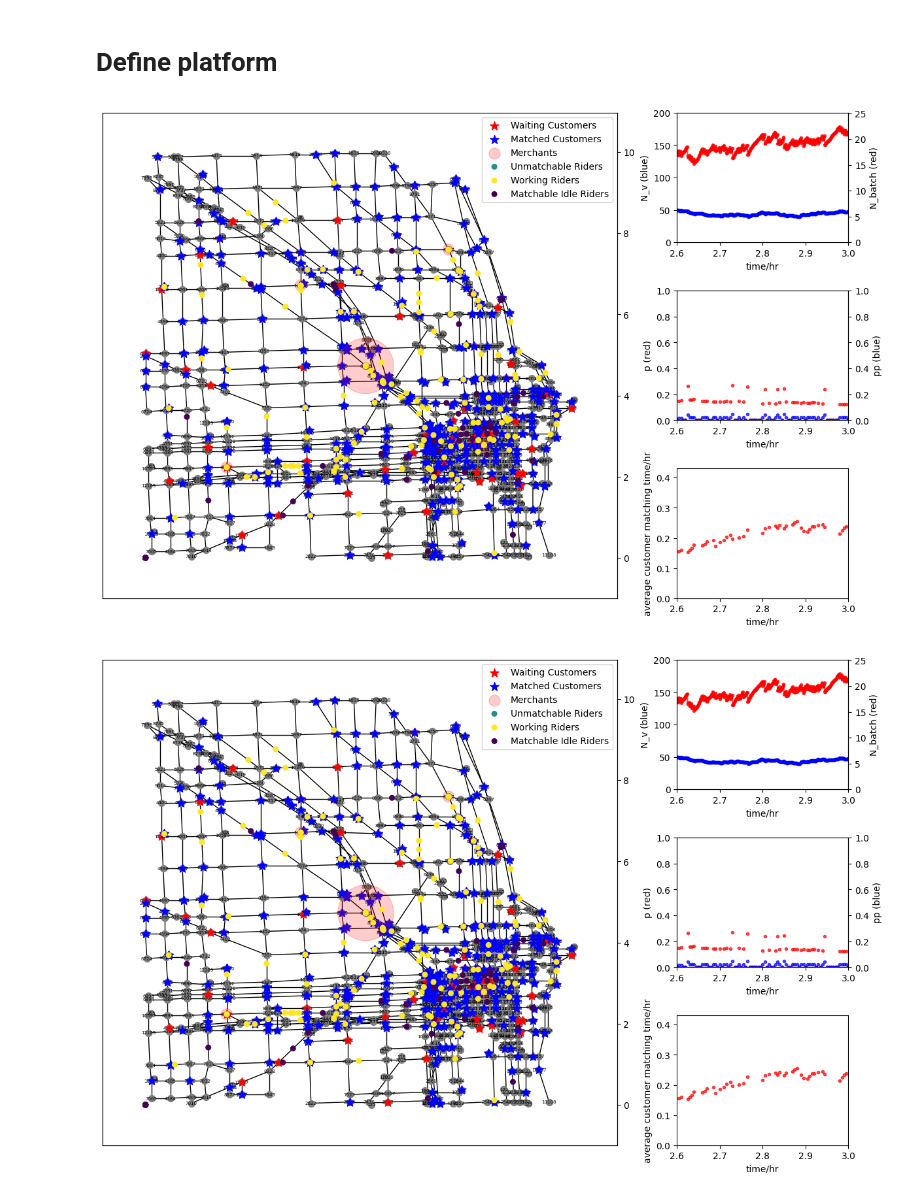
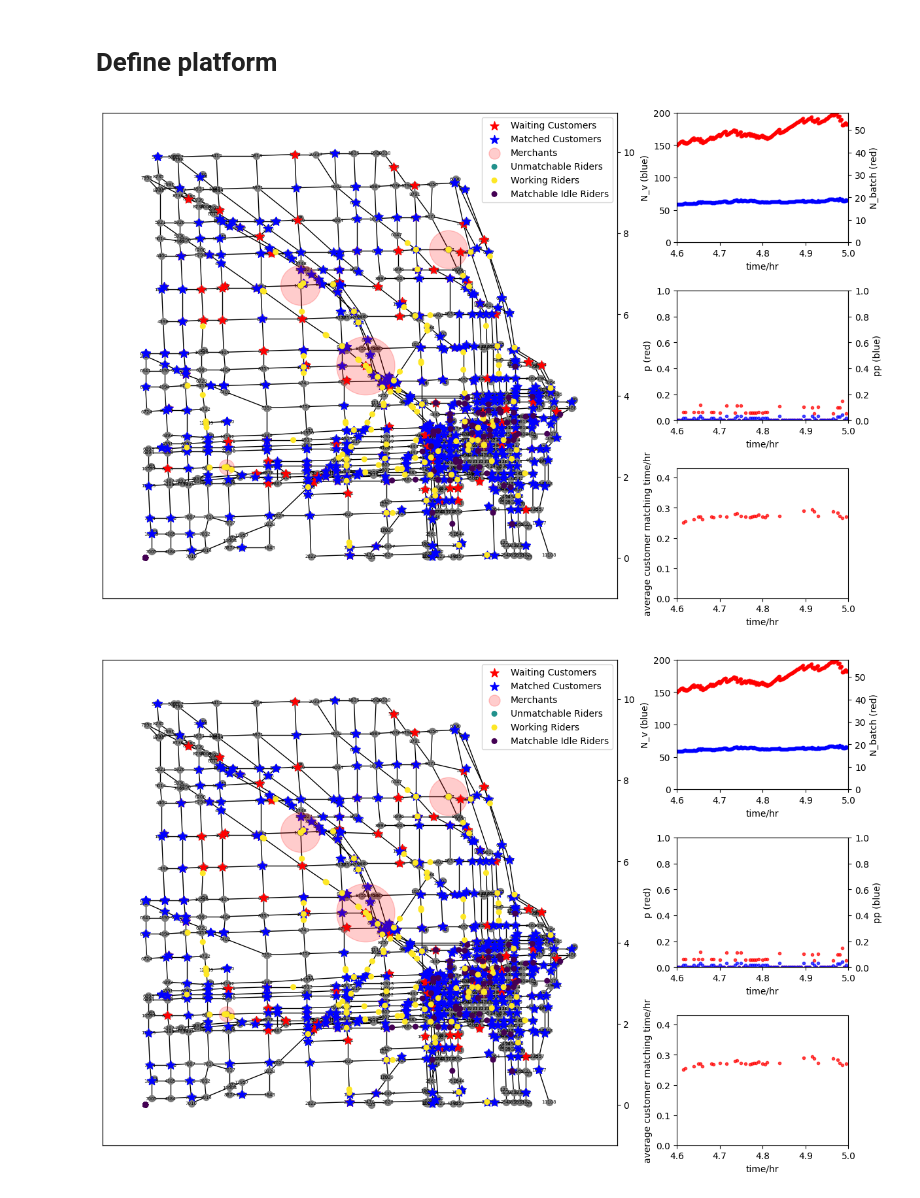
Before and after one commit to khzhang2/FD_Simulator, a Jupyter notebook: Simulator Notebook.ipynb, the cells around one changed output. Saved outputs shown, nothing was run; the diff lists cells and outputs as text; code cells hidden in the pictures.

```diff
--- a/Simulator Notebook.ipynb
+++ b/Simulator Notebook.ipynb
@@ -356,7 +356,7 @@ line4, = ax4.plot([], [], 'r.-', alpha=0.7)
 line5, = ax5.plot([], [], 'b.-', alpha=0.7)
 line6, = ax6.plot([], [], 'r.-', alpha=0.7)
 
-while c <= 3000:
+while c <= 5000:
     idle_rider_IDs = []
     for i in range(N):
         if rider_set[i].state=='idle' and rider_set[i].if_matchable:
@@ -415,7 +415,7 @@ while c <= 3000:
     pp_set.append(pp)
     avg_W_cq_set.append(avg_W_cq)
 
-    if c>=1000 and c%10==0:
+    if c>=1000 and c%2==0:
         # plot customers
         if virtual_plat.customer_df.shape[0]>0:
             cust_pos = np.array(virtual_plat.customer_df[['position_x', 'position_y']].to_numpy())
@@ -440,35 +440,35 @@ while c <= 3000:
         # plot merchants
         merchant_pos = [[get_node_xy(i)[0], get_node_xy(i)[1]] for i in merchant_node_set]
         scat4.set_offsets(np.array(merchant_pos))
         acc_orders_by_merchant = []
         for i in merchant_node_set:
             acc_orders_by_merchant.append(virtual_plat.customer_df.loc[virtual_plat.customer_df['merchant_node']==i].shape[0])
         scat4.set_sizes(150 + np.array(acc_orders_by_merchant)**2)
 
         line2.set_data(x_axis, num_idle_rider_IDs_set)
         ax2.set_ylim([min(num_idle_rider_IDs_set), N])
         line3.set_data(x_axis, num_accumulated_batch_set)
         ax3.set_ylim([0, max(num_accumulated_batch_set)])
         line4.set_data(x_axis, p_set)
         line5.set_data(x_axis, pp_set)
         line6.set_data(x_axis, avg_W_cq_set)
 
         ax2.set_xlim([max(0, time_now - 0.4), time_now])
         ax3.set_xlim([max(0, time_now - 0.4), time_now])
         ax4.set_xlim([max(0, time_now - 0.4), time_now])
         ax5.set_xlim([max(0, time_now - 0.4), time_now])
         ax6.set_xlim([max(0, time_now - 0.4), time_now])
         if np.isnan(np.nanmax(avg_W_cq_set))==False:
             ax6.set_ylim([0, 1.2 * np.nanmax(avg_W_cq_set)])
 
         display.clear_output(wait=True)
         display.display(plt.gcf())
 
         fig.savefig('./res_img/%i%.4f.png'%(time_now//10, time_now-time_now//10*10 ), dpi=75)
     c += 1
 # %% [output]
-[figure, old version]
+[figure, new version]
-[figure, old version]
+[figure, new version]
 # %%
 # # make gif
 # import glob
```
Also changed, not shown: 1 other file.
